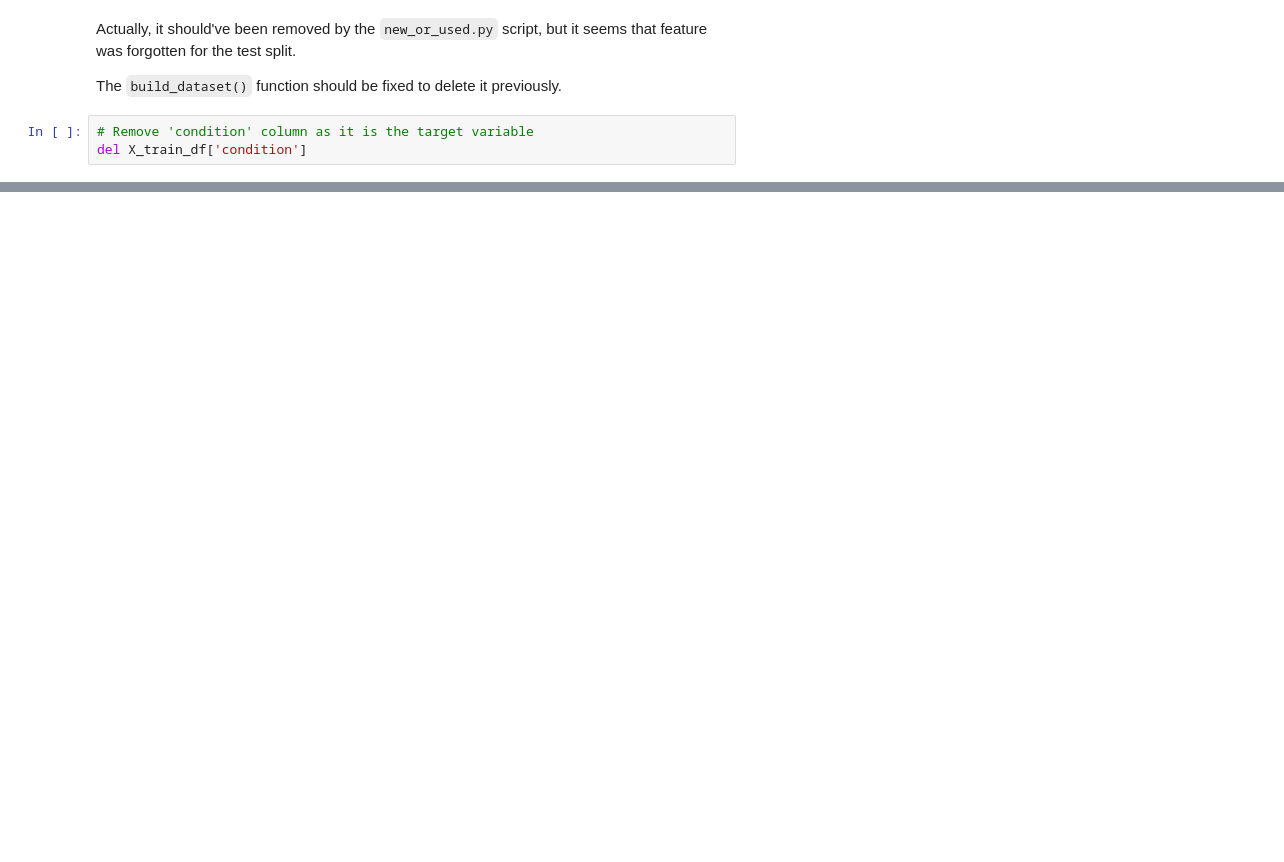
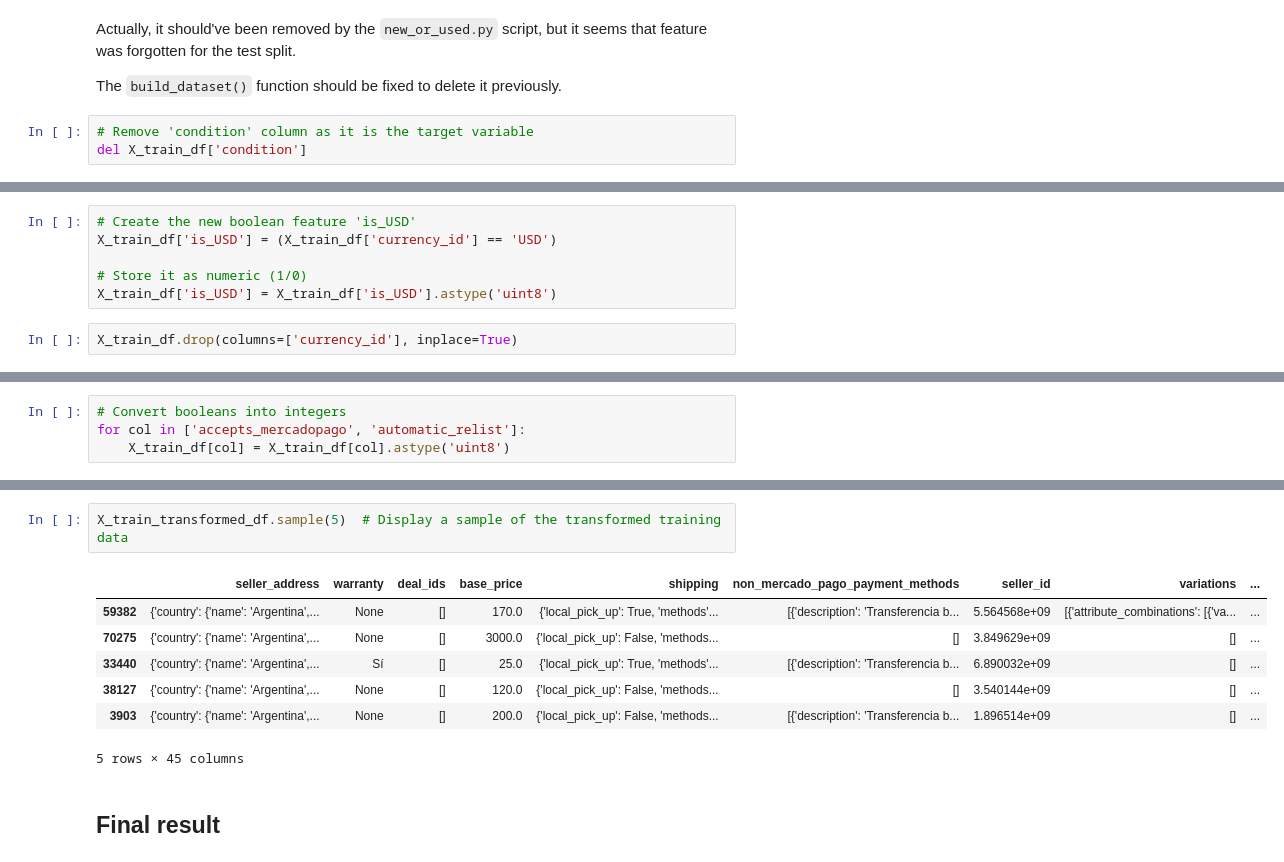
Before and after one commit to MLsound/mercadolibre-new-used-prediction, a Jupyter notebook: EDA.ipynb, the cells around one changed output, grey strips where cells are left out. Cells and saved outputs as stored; diff of their text form; blank space fills up the shorter version.

```diff
--- a/EDA.ipynb
+++ b/EDA.ipynb
@@ -347,0 +555,8 @@ del X_train_df['condition']
+# %%
+# Create the new boolean feature 'is_USD'
+X_train_df['is_USD'] = (X_train_df['currency_id'] == 'USD')
+
+# Store it as numeric (1/0)
+X_train_df['is_USD'] = X_train_df['is_USD'].astype('uint8')
+# %%
+X_train_df.drop(columns=['currency_id'], inplace=True)
@@ -347,0 +574,4 @@ del X_train_df['condition']
+# %%
+# Convert booleans into integers
+for col in ['accepts_mercadopago', 'automatic_relist']:
+    X_train_df[col] = X_train_df[col].astype('uint8')
@@ -347,0 +631,12 @@ del X_train_df['condition']
+# %%
+X_train_transformed_df.sample(5)  # Display a sample of the transformed training data
+# %% [output]
+|  | seller_address | warranty | deal_ids | base_price | shipping | non_mercado_pago_payment_methods | seller_id | variations | ... |
+| 59382 | {'country': {'name': 'Argentina',... | None | [] | 170.0 | {'local_pick_up': True, 'methods'... | [{'description': 'Transferencia b... | 5.564568e+09 | [{'attribute_combinations': [{'va... | ... |
+| 70275 | {'country': {'name': 'Argentina',... | None | [] | 3000.0 | {'local_pick_up': False, 'methods... | [] | 3.849629e+09 | [] | ... |
+| 33440 | {'country': {'name': 'Argentina',... | Sí | [] | 25.0 | {'local_pick_up': True, 'methods'... | [{'description': 'Transferencia b... | 6.890032e+09 | [] | ... |
+| 38127 | {'country': {'name': 'Argentina',... | None | [] | 120.0 | {'local_pick_up': False, 'methods... | [] | 3.540144e+09 | [] | ... |
+| 3903 | {'country': {'name': 'Argentina',... | None | [] | 200.0 | {'local_pick_up': False, 'methods... | [{'description': 'Transferencia b... | 1.896514e+09 | [] | ... |
+5 rows × 45 columns
+# %% [markdown]
+## Final result
```
Also changed, not shown: parts of 92 cells of this notebook.
